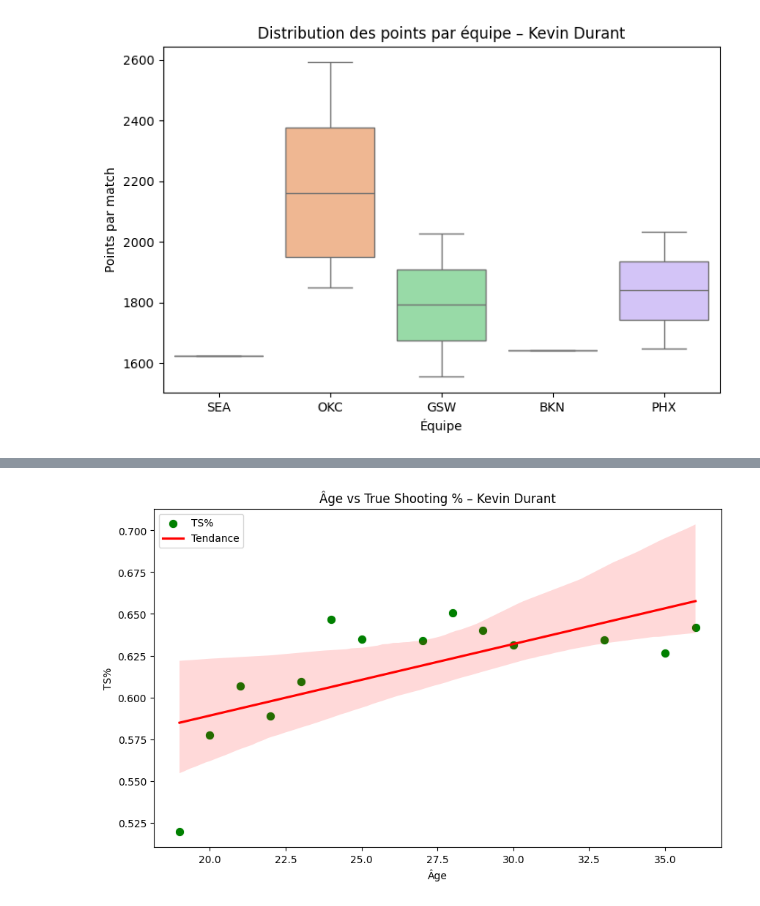
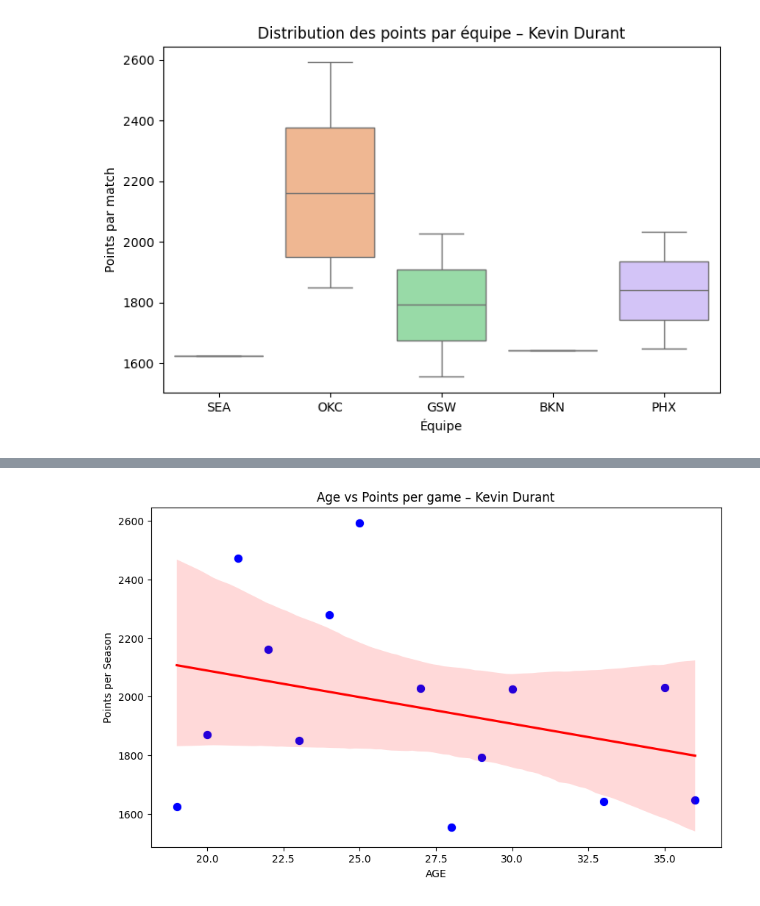
Before and after one commit to DevTounsi/nba-analytics, a Jupyter notebook: notebooks/02_eda.ipynb, the cells around one changed output, grey strips where cells are left out. Cells and saved outputs as stored; diff of their text form; code cells hidden in the pictures.

```diff
--- a/notebooks/02_eda.ipynb
+++ b/notebooks/02_eda.ipynb
@@ -120,16 +94,11 @@ Passing `palette` without assigning `hue` is deprecated and will be removed in v
   sns.boxplot(x="TEAM_ABBREVIATION", y="PTS", data=df, palette="pastel")
 [figure]
 # %%
-
-plt.figure(figsize=(10, 6))
-# nuage de points
-sns.scatterplot(x="PLAYER_AGE", y="PTS", data=df, s=80, color="blue", marker="o", label="PTS")
-
-# ligne de tendance (régression linéaire)
-sns.regplot(x="PLAYER_AGE", y="PTS", data=df, scatter=False, color="red", label="Tendance")
-
-plt.title("Âge vs Points per saison – Kevin Durant")
-plt.xlabel("Âge")
-plt.ylabel("Points par saison")
-plt.legend()
-plt.show()
+def plt_scatter(x, y, data, xlabel, ylabel, title):
+    plt.figure(figsize=(10, 6))
+    sns.scatterplot(x=x, y=y, data=data, s=80, color="blue", marker="o")
+    sns.regplot(x=x, y=y, data=data, scatter=False, color="red", label="Tendance")
+    plt.title(title)
+    plt.xlabel(xlabel)
+    plt.ylabel(ylabel)
+    plt.show()
@@ -138,14 +105,5 @@ plt.show()
 # %%
-plt.figure(figsize=(10,6))
-
-sns.scatterplot(x="PLAYER_AGE", y="TS_PCT", data=df, s=80, color="green", marker="o", label="TS%")
-sns.regplot(x="PLAYER_AGE", y="TS_PCT", data=df, scatter=False, color="red", label="Tendance")
-
-plt.title("Âge vs True Shooting % – Kevin Durant")
-plt.xlabel("Âge")
-plt.ylabel("TS%")
-plt.legend()
-plt.show()
+plt_scatter('PLAYER_AGE', 'PTS', df, 'AGE', 'Points per Season', "Age vs Points per game – Kevin Durant")
 # %% [output]
-[figure, old version]
+[figure, new version]
 # %%
```
Also changed, not shown: parts of 7 cells of this notebook, 2 other files.
